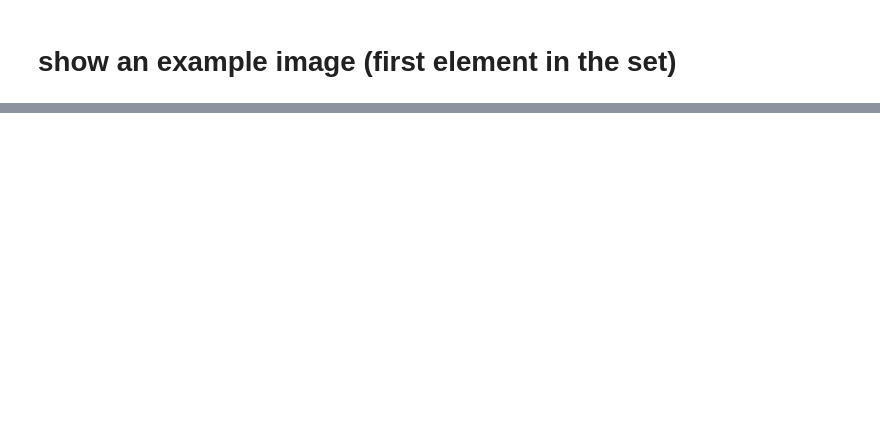
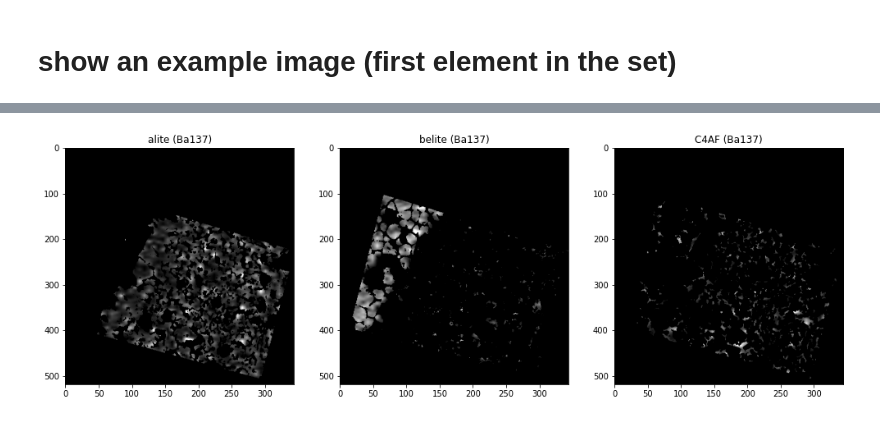
Before and after one commit to kleinerELM/LA-ICP-MS, a Jupyter notebook: laser+edx.ipynb, the cells around one changed output, grey strips where cells are left out. Cells and saved outputs as stored; diff of their text form; code cells hidden in the pictures; blank space fills up the shorter version.

```diff
--- a/laser+edx.ipynb
+++ b/laser+edx.ipynb
@@ -42,0 +133,5 @@ loaded a dataset with the dimensions of 50 x 519 datapoints and 11 elements:
+# %%
+print('Known elements for calibration: ')
+s = ''
+for element in laser_data.oxide_dict: s += element+', '
+print( s )
@@ -173,0 +319,25 @@ Ba: 0.16140 +- 0.0840 m.-%
+# %%
+i = 0
+fig = plt.figure(figsize=(17, 12))
+# get interpolated rawdata
+if True:#do_phase_evaluation:
+    for phase_mask in phases:
+        i += 1
+        element = 'Ba137'
+        la_icp_ms_element = calibrated_mpO[get_element_from_isotope( element )]*100
+        img = cv2.imread(phase_mask_path + 'aligned' + phase_mask + '.png' , cv2.IMREAD_GRAYSCALE)
+        # make shure the image is a mask
+        _, thresh1 = cv2.threshold(img, 120, 255, cv2.THRESH_BINARY)
+        # make the threshold binary
+        mask = (thresh1/255).astype(int)
+
+        # select pixel/values from the raw data
+        selected = la_icp_ms_element * mask
+        fig.add_subplot(1,len(phases), i)
+        plt.title('{} ({})'.format(phase_mask, element))
+        plt.imshow(selected, aspect=laser_data.spot_distance_y/laser_data.spot_distance_x, cmap='gray', interpolation=None)
+else:
+    print('Phase evaluation skipped!')
+plt.show()
+# %% [output]
+[figure, added]
```
Also changed, not shown: parts of 21 cells of this notebook, 1 other file.
